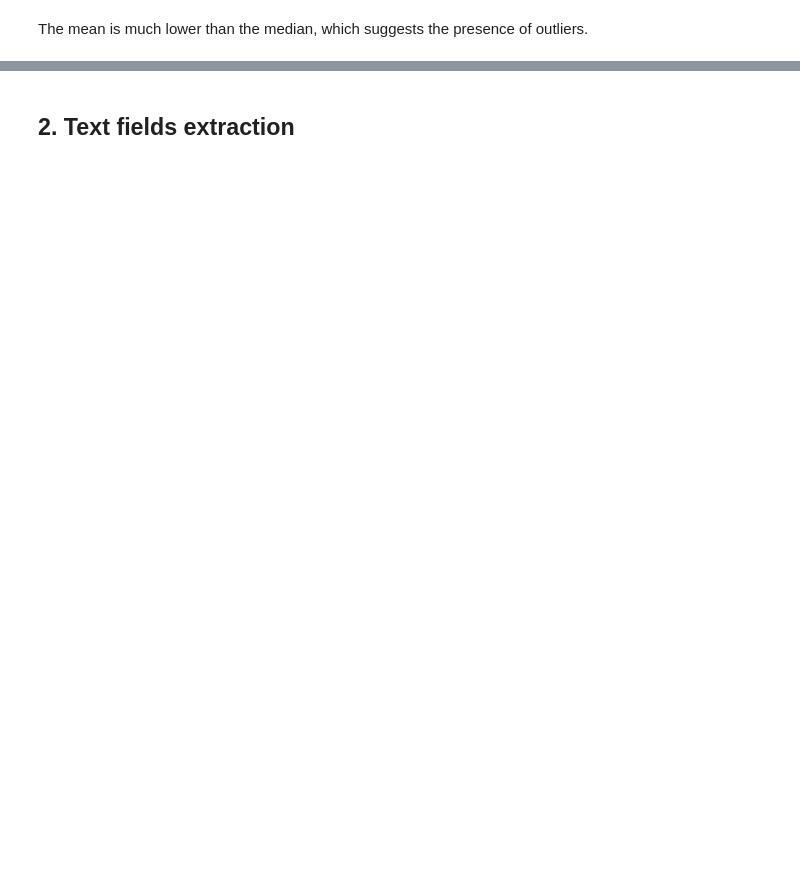
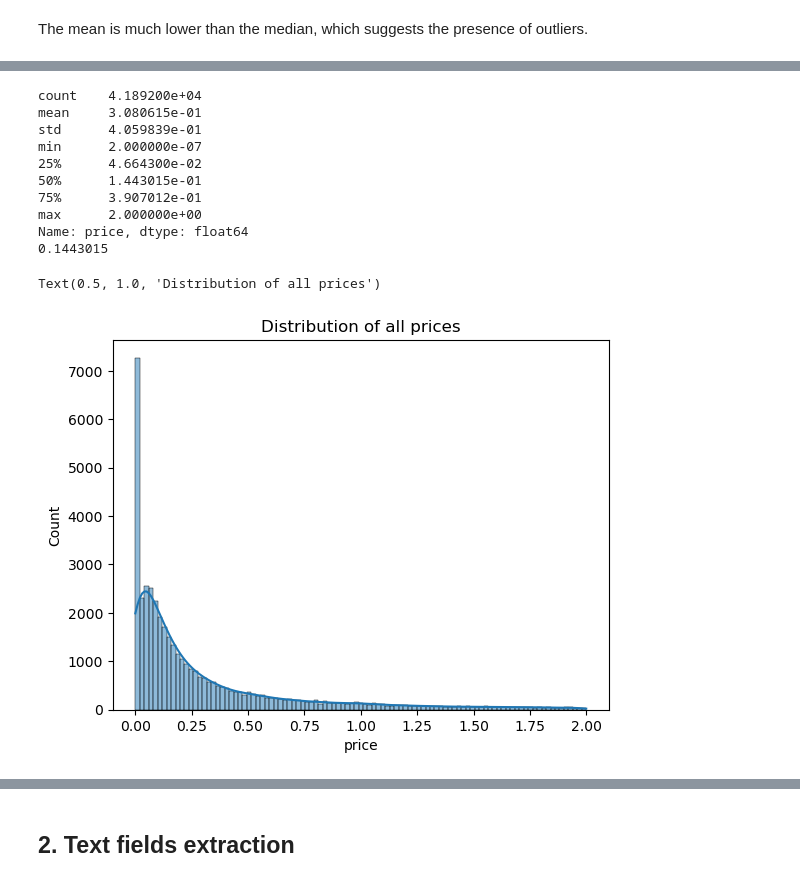
Before and after one commit to davide-beltrame/cybercrime-aho, a Jupyter notebook: main.ipynb, the cells around one changed output, grey strips where cells are left out. Drawn from its saved outputs; the diff is of its cells as text; code cells hidden in the pictures; blank space fills up the shorter version.

```diff
--- a/main.ipynb
+++ b/main.ipynb
@@ -531,3 +526,37 @@ plt.title('Distribution of prices in BTC')
 # %% [output]
 Text(0.5, 1.0, 'Distribution of prices in BTC')
 [figure]
+# %%
+# we merge the two dataframes
+df_final = pd.concat([df_usd, df_btc])
+
+# we need to convert the prices that have USD as currency_name to BTC and convert their prices
+# we use the conversion rate of 1 BTC = 50000 USD
+
+# we convert the prices that have USD as currency_name to BTC
+df_final.loc[df_final['currency_name'] == 'USD', 'price'] = df_final['price'] / 50000
+
+# we convert the currency_name to BTC
+df_final.loc[df_final['currency_name'] == 'USD', 'currency_name'] = 'BTC'
+
+# and the main statistics of the price column, including the median
+print(df_final['price'].describe())
+
+# and the median
+print(df_final['price'].median())
+
+# we plot the distribution of the price column
+sns.histplot(df_final['price'], kde=True)
+# %% [output]
+count    4.189200e+04
+mean     3.080615e-01
+std      4.059839e-01
+min      2.000000e-07
+25%      4.664300e-02
+50%      1.443015e-01
+75%      3.907012e-01
+max      2.000000e+00
+Name: price, dtype: float64
+0.1443015
+Text(0.5, 1.0, 'Distribution of all prices')
+[figure, added]
```
Also changed, not shown: parts of 37 cells of this notebook.
